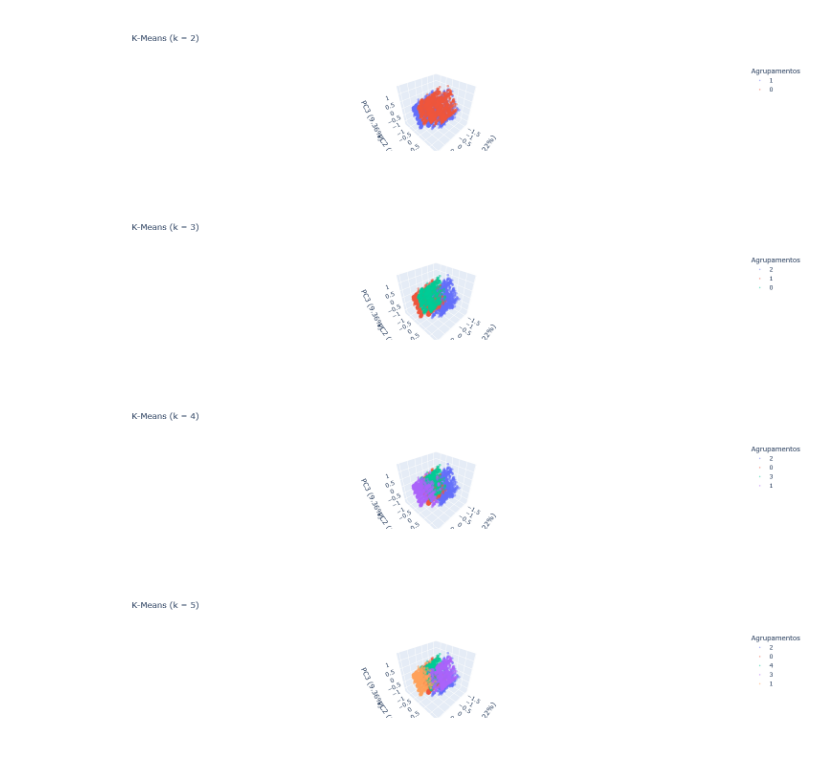
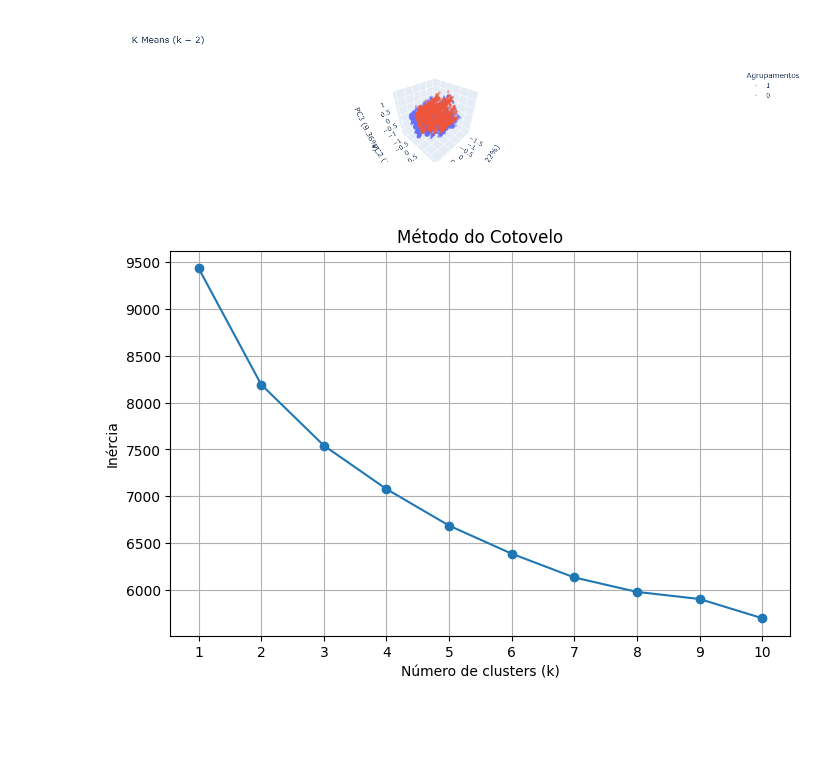
Before and after one commit to mateuscostasanches/FinalProject-DataScience, a Jupyter notebook: 03_Agrupamentos/Atividade5.ipynb, the cells around one changed output. Cells and saved outputs as stored; diff of their text form; code cells hidden in the pictures; blank space fills up the shorter version.

```diff
--- a/03_Agrupamentos/Atividade5.ipynb
+++ b/03_Agrupamentos/Atividade5.ipynb
@@ -91,13 +90,32 @@ def plotar_gmm(n):
     fig.show()
 # %%
-
 # testes de k-means com diferentes valors de k
 plotar_kmeans(k=2)
-plotar_kmeans(k=3)
-plotar_kmeans(k=4)
-plotar_kmeans(k=5)
 # %% [output]
-[figure, old version]
+[figure, new version]
-[figure, removed]
-[figure, removed]
-[figure, removed]
+# %%
+# Método do cotovelo
+inertia = []
+K = range(1, 11)
+
+for k in K:
+    kmeans = KMeans(
+        n_clusters=k,
+        random_state=42,
+        n_init='auto'
+    )
+
+    kmeans.fit(scaled_students_df)
+    inertia.append(kmeans.inertia_)
+
+plt.figure(figsize=(8, 5))
+plt.plot(K, inertia, marker='o')
+plt.xlabel('Número de clusters (k)')
+plt.ylabel('Inércia')
+plt.title('Método do Cotovelo')
+plt.xticks(K)
+plt.grid(True)
+plt.savefig('metodo_cotovelo.png', dpi=300, bbox_inches='tight')
+plt.show()
+# %% [output]
+[figure, added]
```
Also changed, not shown: parts of 7 cells of this notebook.
